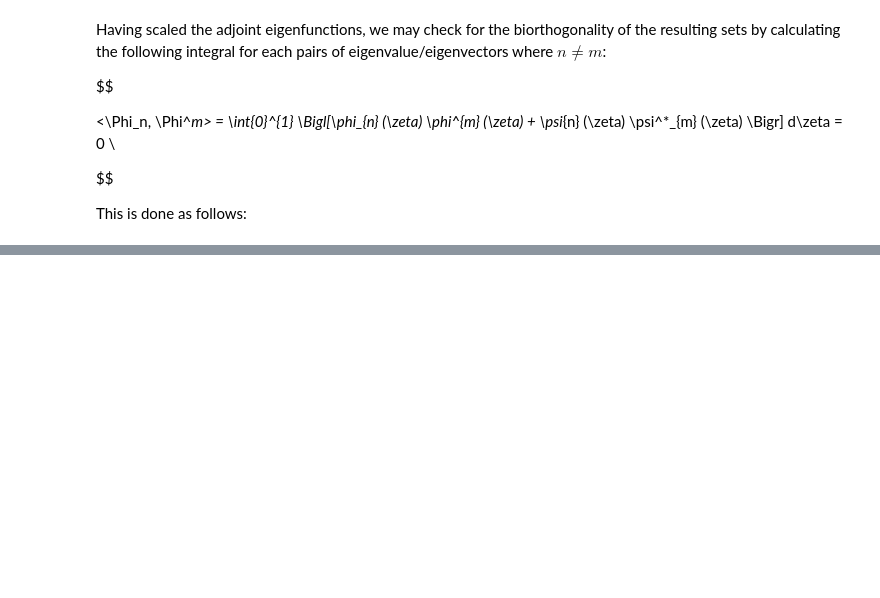
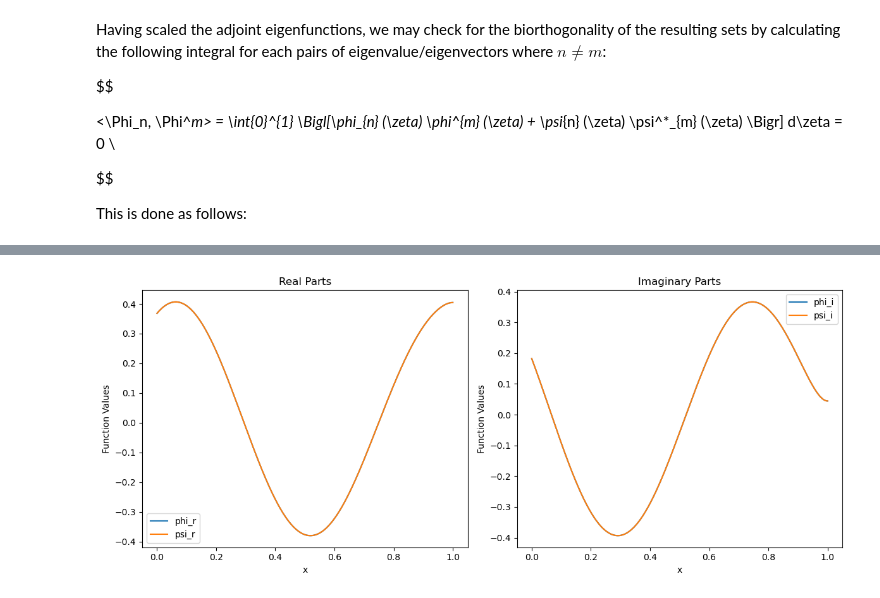
Before and after one commit to behradmoadeli/pfr_isothermal_recycle_delay_optimal, a Jupyter notebook: reports/BehradPaper.ipynb, the cells around one changed output, grey strips where cells are left out. Drawn from its saved outputs; the diff is of its cells as text; code cells hidden in the pictures; blank space fills up the shorter version.

```diff
--- a/reports/BehradPaper.ipynb
+++ b/reports/BehradPaper.ipynb
@@ -474,6 +474,6 @@ Having the result of integrals in hands, we may go ahead and scale adjoint eigen
 b_star = []
 for n, i in enumerate(I):
     y = 1/i
-    b_star.append(y)
+    b_star.append(np.sqrt(y))
     print(f'b*_{n+1} = {complex(round(y.real,4),round(y.imag,4))}')
 # %% [output]
@@ -522,17 +522 @@ for n in range(len(lambdas)):
 <Phi_9,Phi*_9> = (1+0j)
-# %%
-import matplotlib.pyplot as plt
-import numpy as np
-from functions import *
-
-x = np.linspace(0,1,1000)
-# y = eig_fun_adj_1(x,default_pars,lambdas[17],b_star[17])
-# y = eig_fun_1(x,default_pars,lambdas[3],b_star[3])
-y = []
-for i in range(len(x)):
-    # y.append([*char_eq_copy([x[i],7.0045],default_pars),0])
-    y.append(np.real(quad(eig_fun_mul_1,0,x[i],args=(default_pars, [lambdas[0], lambdas[1]], b_star[1]),complex_func=True)[0]))
-
-# display(y)
-plt.plot(x,y)
-plt.show()
@@ -566,0 +527,42 @@ for l in lambdas:
+# %%
+n = 3
+
+import matplotlib.pyplot as plt
+
+l = lambdas[n]
+b = b_star[n]
+
+x = np.linspace(0,1,1000)
+
+phi = eig_fun_1(x, default_pars, l, b)
+phi_r, phi_i = np.real(y), np.imag(y)
+
+psi = eig_fun_adj_2(x, default_pars, l, b)
+psi_r, psi_i = np.real(y), np.imag(y)
+
+# Create a figure with two subplots (1 row, 2 columns)
+fig, (ax1, ax2) = plt.subplots(1, 2, figsize=(12, 5))
+
+# Plot phi_r and psi_r on the left subplot
+ax1.plot(x, phi_r, label='phi_r')
+ax1.plot(x, psi_r, label='psi_r')
+ax1.set_title('Real Parts')
+ax1.set_xlabel('x')
+ax1.set_ylabel('Function Values')
+ax1.legend()
+
+# Plot phi_i and psi_i on the right subplot
+ax2.plot(x, phi_i, label='phi_i')
+ax2.plot(x, psi_i, label='psi_i')
+ax2.set_title('Imaginary Parts')
+ax2.set_xlabel('x')
+ax2.set_ylabel('Function Values')
+ax2.legend()
+
+# Adjust the spacing between subplots
+plt.tight_layout()
+
+# Show the plots
+plt.show()
+# %% [output]
+[figure, added]
```
Also changed, not shown: parts of 12 cells of this notebook, 6 other files.
